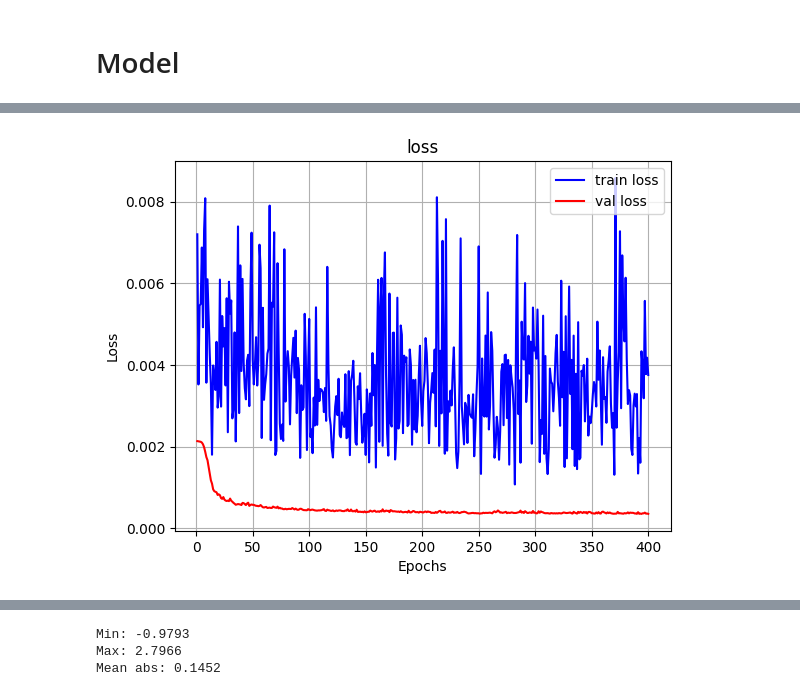
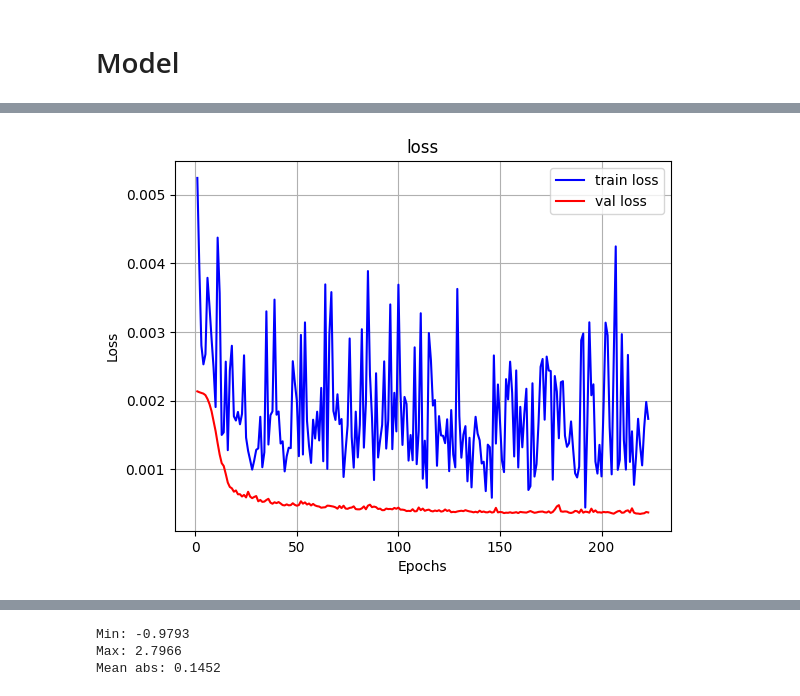
Before and after one commit to bia-pasteur/nn_dis, a Jupyter notebook: tests.ipynb, the cells around one changed output, grey strips where cells are left out. Saved outputs shown, nothing was run; the diff lists cells and outputs as text; code cells hidden in the pictures.

Commit message:
no gamma

```diff
--- a/tests.ipynb
+++ b/tests.ipynb
@@ -254,10 +247,8 @@ plot_loss(results_folder, 'total')
-# %%
-### Plot loss
-
-results_folder = '/Users/josephinelahmani/helix_mount/nn_dis/results/train_3_mask_aug'
-plot_loss(results_folder, 'total')
-# %% [output]
-[figure, removed]
+# %%
+results_folder = '/Users/josephinelahmani/helix_mount/nn_dis/results/train_3_mask_flip_affine_gamma'
+plot_loss(results_folder, 'total')
+# %% [output]
+[figure, added]
 # %%
 ### Plot max dis
 
```
Also changed, not shown: parts of 4 cells of this notebook, 2 other files.
